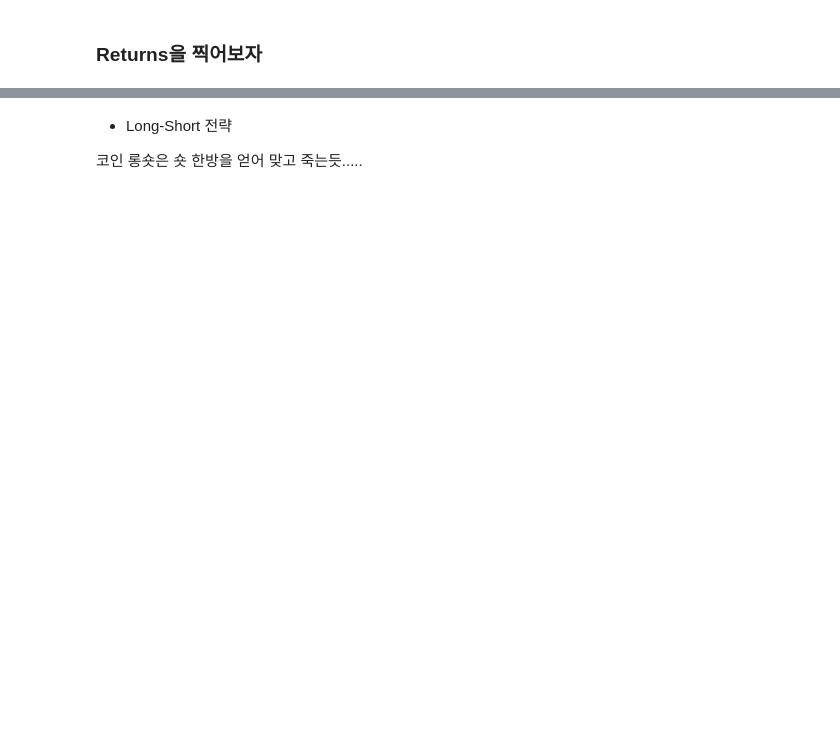
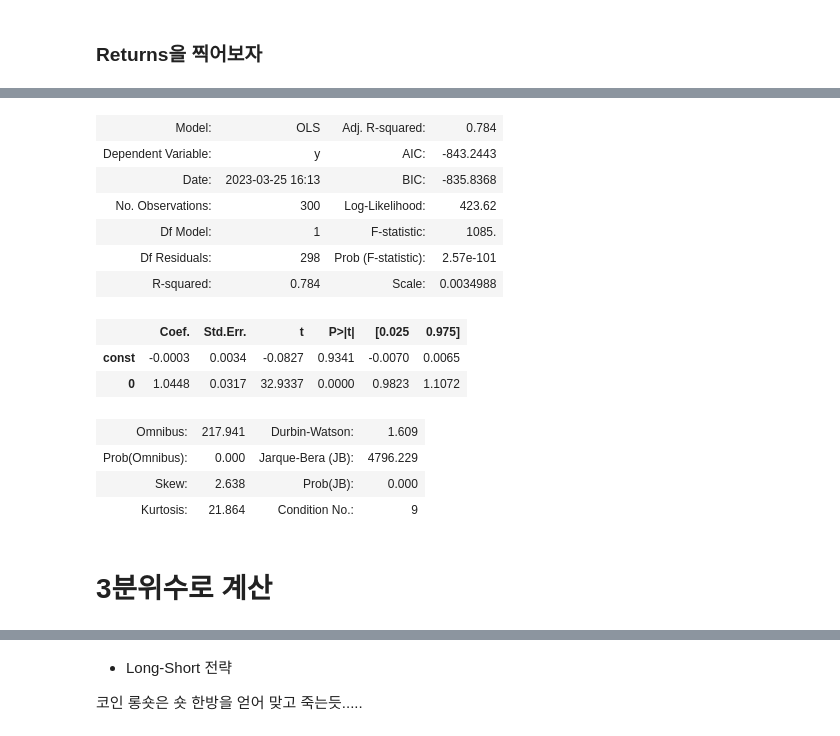
Before and after one commit to Jack-ryu/crypto_paper, a Jupyter notebook: jehyeon_cross_sectional_.ipynb, the cells around one changed output, grey strips where cells are left out. Saved outputs shown, nothing was run; the diff lists cells and outputs as text; code cells hidden in the pictures; blank space fills up the shorter version.

```diff
--- a/jehyeon_cross_sectional_.ipynb
+++ b/jehyeon_cross_sectional_.ipynb
@@ -91,6 +91,7 @@ def cross_sectional_momentum_quintile(return_df:pd.DataFrame,
         return_dict["count"] = num_coin.loc[start_date:].iloc[:-1]
     return return_dict
 
+
 def cross_sectional_momentum_terciles(return_df:pd.DataFrame,
                                       mktcap_df:pd.DataFrame,
                                       num_of_coin_in_group:int,
@@ -137,6 +138,30 @@ def cross_sectional_momentum_terciles(return_df:pd.DataFrame,
     if return_num:
         return_dict["count"] = num_coin.loc[start_date:].iloc[:-1]
     return return_dict
+
+
+def calculate_cagr(return_df):
+    '''수익률 df를 주면 CAGR을 계산합니다'''
+    holding_year = (len(return_df) / 52)
+    cum = (return_df+1).cumprod()
+    cagr = (cum.iloc[-1] / cum.iloc[0]) ** (1/holding_year) -1
+    print(f"The CAGR is {cagr:.2%}")
+    return cagr
+
+
+def run_alpha_regression(return_df, mktrtn_df, constant=True):
+    '''add_constant : True(Default)/ False'''
+    tmp_mktrtn = mktrtn_df.copy()
+    # 둘의 time-series를 맞춰줍니다
+    idx = return_df.index
+    tmp_mktrtn = tmp_mktrtn.loc[idx]
+
+    if constant:
+        model = OLS(return_df, add_constant(tmp_mktrtn))
+    else:
+        model = OLS(return_df, tmp_mktrtn)
+    result = model.fit()
+    return result.summary2()
 # %%
 # pct를 구해줌
 pct = price.pct_change(fill_method=None)
@@ -224,3 +255,22 @@ draw_return_result(q5q1, "Weekly")
+# %%
+run_alpha_regression(five_group_weekly["Q3"],mktrtn_weekly)
+# %% [output]
+| Model: | OLS | Adj. R-squared: | 0.784 |
+| Dependent Variable: | y | AIC: | -843.2443 |
+| Date: | 2023-03-25 16:13 | BIC: | -835.8368 |
+| No. Observations: | 300 | Log-Likelihood: | 423.62 |
+| Df Model: | 1 | F-statistic: | 1085. |
+| Df Residuals: | 298 | Prob (F-statistic): | 2.57e-101 |
+| R-squared: | 0.784 | Scale: | 0.0034988 |
+|  | Coef. | Std.Err. | t | P>|t| | [0.025 | 0.975] |
+| const | -0.0003 | 0.0034 | -0.0827 | 0.9341 | -0.0070 | 0.0065 |
+| 0 | 1.0448 | 0.0317 | 32.9337 | 0.0000 | 0.9823 | 1.1072 |
+| Omnibus: | 217.941 | Durbin-Watson: | 1.609 |
+| Prob(Omnibus): | 0.000 | Jarque-Bera (JB): | 4796.229 |
+| Skew: | 2.638 | Prob(JB): | 0.000 |
+| Kurtosis: | 21.864 | Condition No.: | 9 |
+# %% [markdown]
+# 3분위수로 계산
 # %%
 terciles_result = cross_sectional_momentum_terciles(rtn_daily, mktcap,
                                                     19, True)
```
Also changed, not shown: parts of 19 cells of this notebook, 1 other file.
